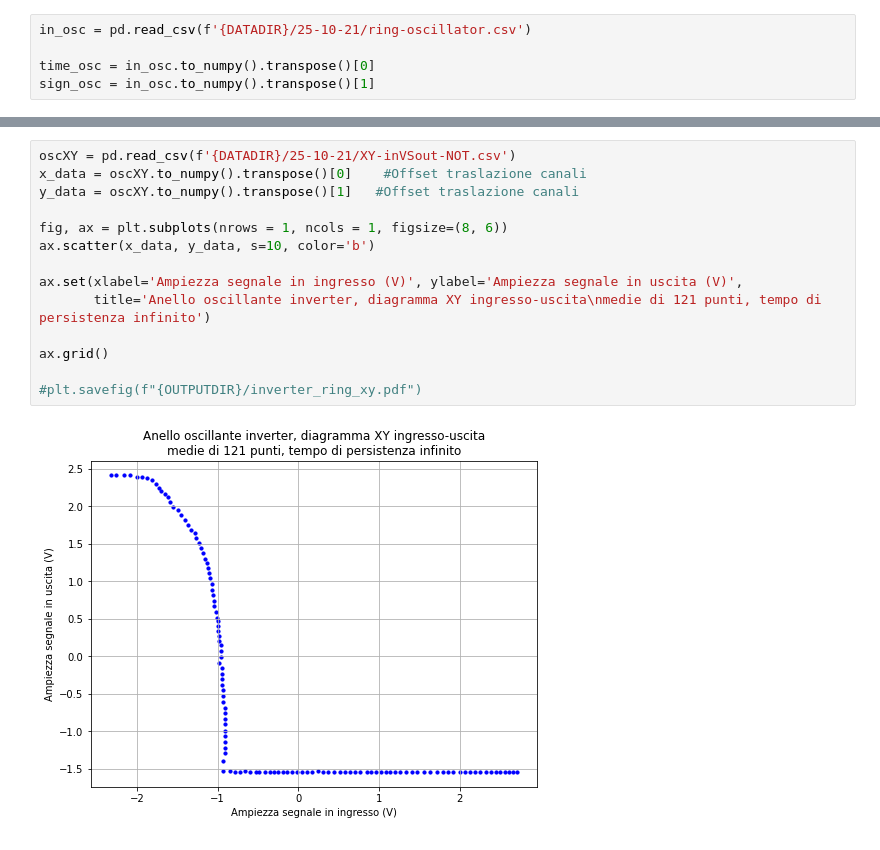
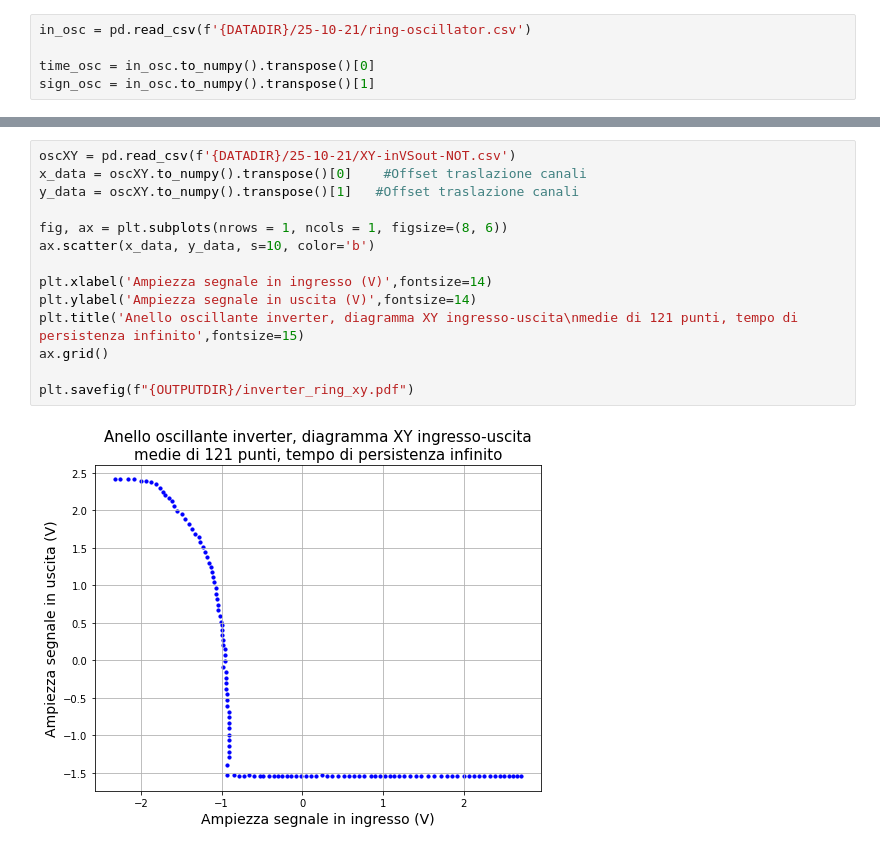
Before and after one commit to valeriopagliarino/Electronics-2021-UNITO-Public, a Jupyter notebook: analysis/1_Ring_oscillator.ipynb, the cells around one changed output, grey strips where cells are left out. Drawn from its saved outputs; the diff is of its cells as text.

```diff
--- a/analysis/1_Ring_oscillator.ipynb
+++ b/analysis/1_Ring_oscillator.ipynb
@@ -135,16 +139,16 @@ ax.grid()
 # %%
 oscXY = pd.read_csv(f'{DATADIR}/25-10-21/XY-inVSout-NOT.csv')
 x_data = oscXY.to_numpy().transpose()[0]    #Offset traslazione canali
 y_data = oscXY.to_numpy().transpose()[1]   #Offset traslazione canali
 
 fig, ax = plt.subplots(nrows = 1, ncols = 1, figsize=(8, 6))
 ax.scatter(x_data, y_data, s=10, color='b')
 
-ax.set(xlabel='Ampiezza segnale in ingresso (V)', ylabel='Ampiezza segnale in uscita (V)',
-       title='Anello oscillante inverter, diagramma XY ingresso-uscita\nmedie di 121 punti, tempo di persistenza infinito')
-
+plt.xlabel('Ampiezza segnale in ingresso (V)',fontsize=14)
+plt.ylabel('Ampiezza segnale in uscita (V)',fontsize=14)
+plt.title('Anello oscillante inverter, diagramma XY ingresso-uscita\nmedie di 121 punti, tempo di persistenza infinito',fontsize=15)
 ax.grid()
 
-#plt.savefig(f"{OUTPUTDIR}/inverter_ring_xy.pdf")
+plt.savefig(f"{OUTPUTDIR}/inverter_ring_xy.pdf")
 # %% [output]
-[figure, old version]
+[figure, new version]
```
Also changed, not shown: parts of 2 cells of this notebook, 22 other files.
